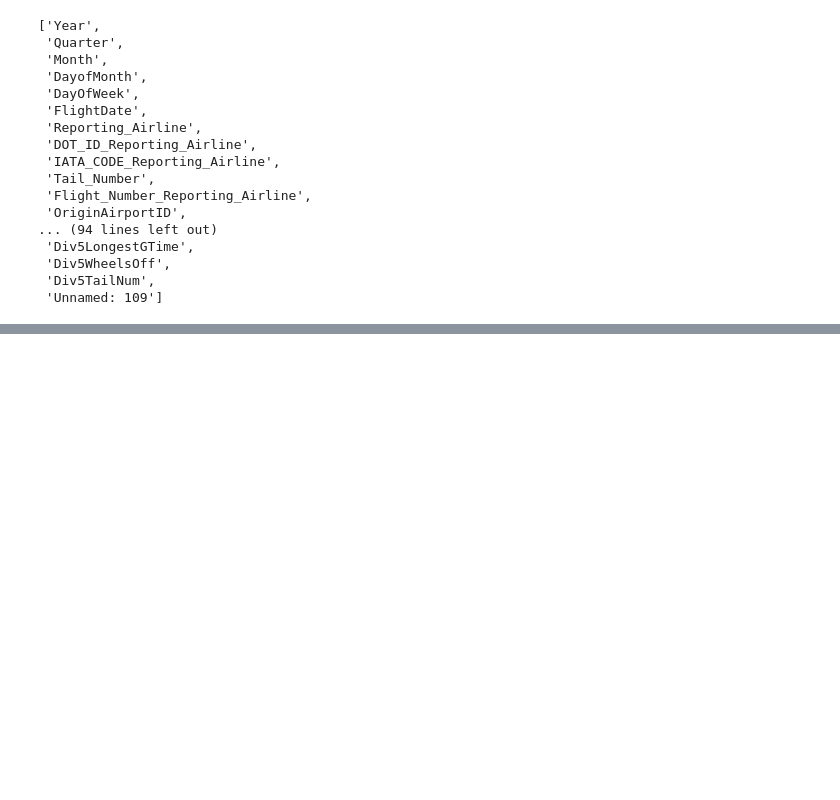
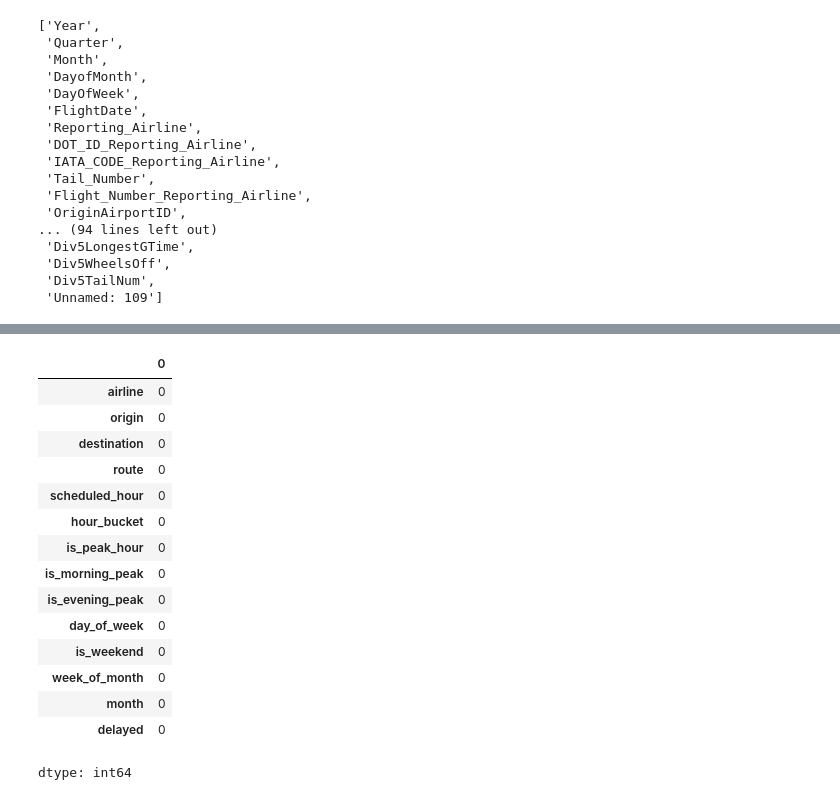
Before and after one commit to JessePMelo/FlightOnTime-Previs-o-de-Atrasos-de-Voos, a Jupyter notebook: cancelamentos_de_voos.ipynb, the cells around one changed output, grey strips where cells are left out. Drawn from its saved outputs; the diff is of its cells as text; code cells hidden in the pictures; blank space fills up the shorter version.

```diff
--- a/cancelamentos_de_voos.ipynb
+++ b/cancelamentos_de_voos.ipynb
@@ -241,0 +337,19 @@ Reduzir as features:
+# %%
+df_anac_2021_01.isna().sum()
+# %% [output]
+|  | 0 |
+| airline | 0 |
+| origin | 0 |
+| destination | 0 |
+| route | 0 |
+| scheduled_hour | 0 |
+| hour_bucket | 0 |
+| is_peak_hour | 0 |
+| is_morning_peak | 0 |
+| is_evening_peak | 0 |
+| day_of_week | 0 |
+| is_weekend | 0 |
+| week_of_month | 0 |
+| month | 0 |
+| delayed | 0 |
+dtype: int64
```
Also changed, not shown: parts of 24 cells of this notebook.
